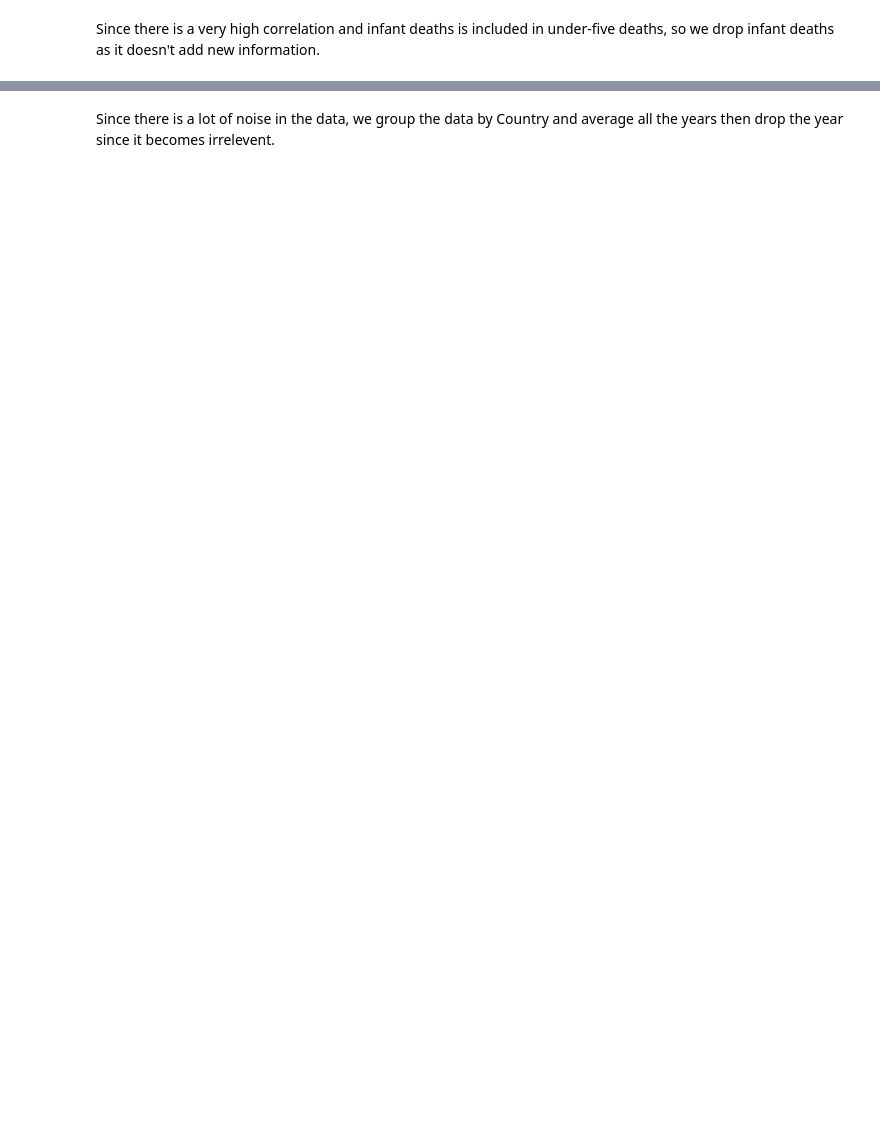
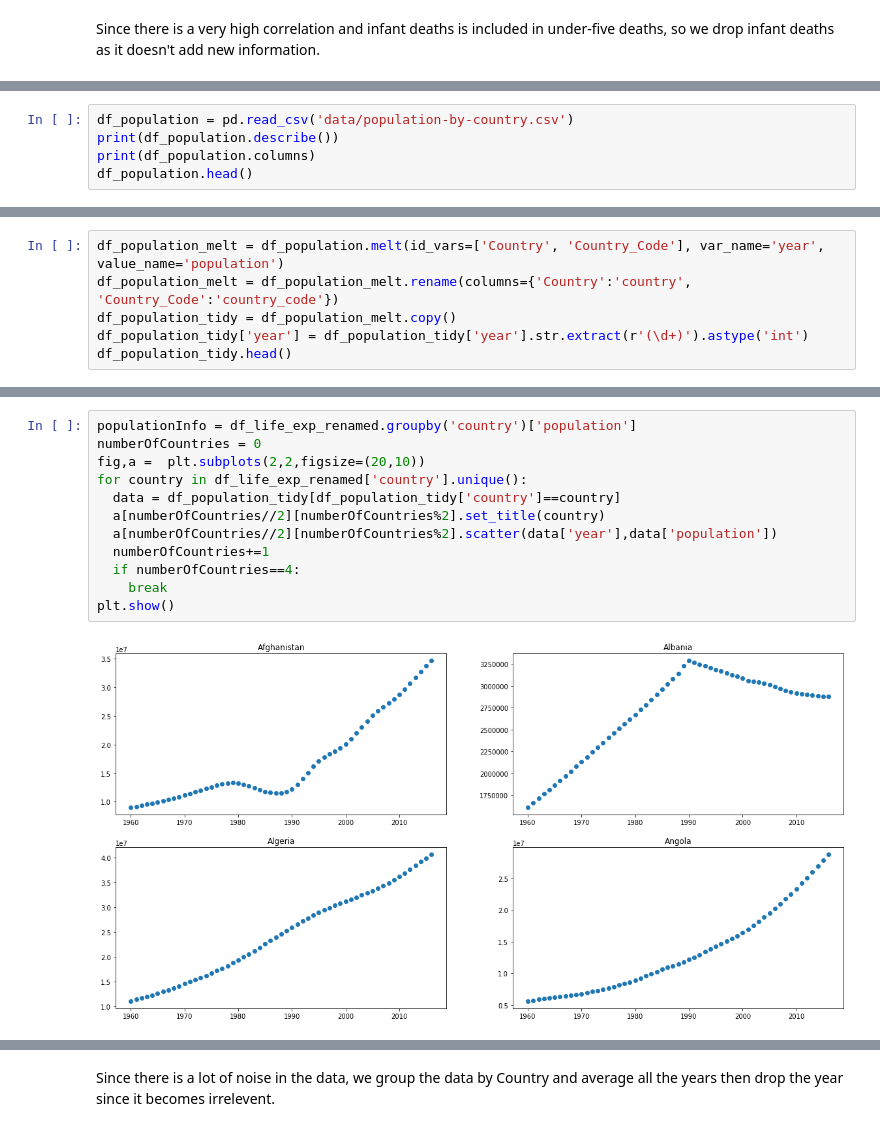
Before and after one commit to Ahmed-Mamdouh99/Data-Engineering-Project, a Jupyter notebook: life_expectancy.ipynb, the cells around one changed output, grey strips where cells are left out. Saved outputs shown, nothing was run; the diff lists cells and outputs as text; blank space fills up the shorter version.

```diff
--- a/life_expectancy.ipynb
+++ b/life_expectancy.ipynb
@@ -122,0 +133,5 @@ plt.show()
+# %%
+df_population = pd.read_csv('data/population-by-country.csv')
+print(df_population.describe())
+print(df_population.columns)
+df_population.head()
@@ -122,0 +163,6 @@ plt.show()
+# %%
+df_population_melt = df_population.melt(id_vars=['Country', 'Country_Code'], var_name='year', value_name='population')
+df_population_melt = df_population_melt.rename(columns={'Country':'country', 'Country_Code':'country_code'})
+df_population_tidy = df_population_melt.copy()
+df_population_tidy['year'] = df_population_tidy['year'].str.extract(r'(\d+)').astype('int')
+df_population_tidy.head()
@@ -122,0 +176,14 @@ plt.show()
+# %%
+populationInfo = df_life_exp_renamed.groupby('country')['population']
+numberOfCountries = 0
+fig,a =  plt.subplots(2,2,figsize=(20,10))
+for country in df_life_exp_renamed['country'].unique():
+  data = df_population_tidy[df_population_tidy['country']==country]
+  a[numberOfCountries//2][numberOfCountries%2].set_title(country)
+  a[numberOfCountries//2][numberOfCountries%2].scatter(data['year'],data['population'])
+  numberOfCountries+=1
+  if numberOfCountries==4:
+    break
+plt.show()
+# %% [output]
+[figure, added]
```
Also changed, not shown: parts of 14 cells of this notebook, 1 other file.
